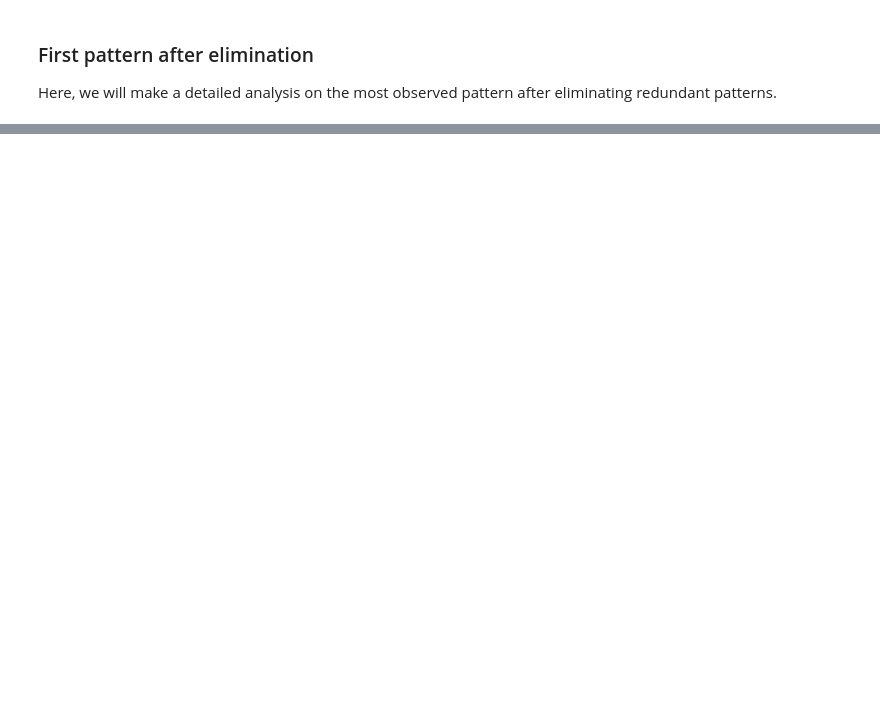
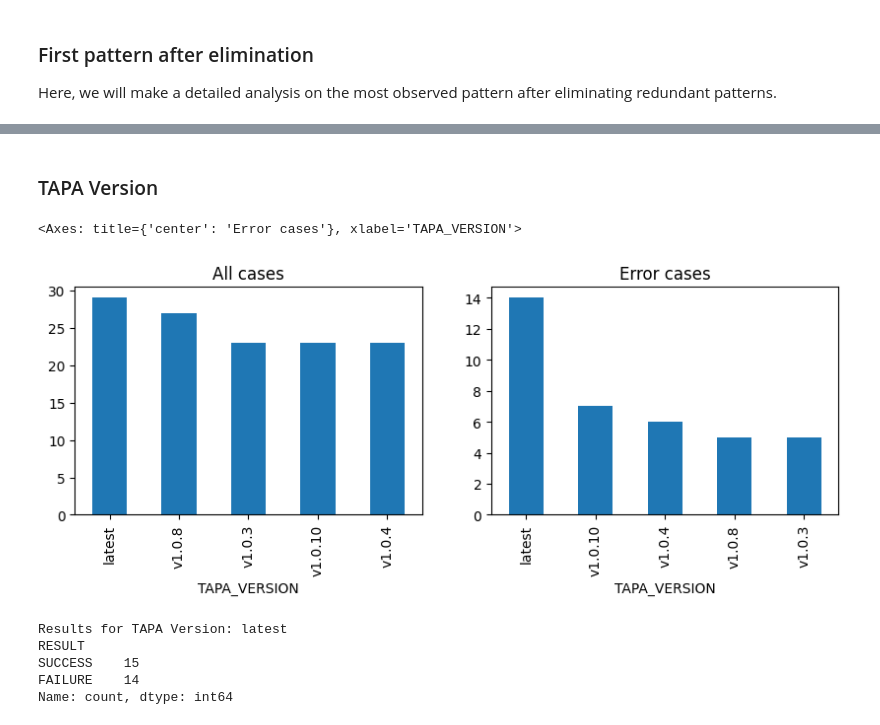
Before and after one commit to atayy123/sequential-pattern-detection, a Jupyter notebook: test-patterns.ipynb, the cells around one changed output, grey strips where cells are left out. Cells and saved outputs as stored; diff of their text form; code cells hidden in the pictures; blank space fills up the shorter version.

```diff
--- a/test-patterns.ipynb
+++ b/test-patterns.ipynb
@@ -155,0 +148,25 @@ Tests that have failed because of this pattern
+# %% [markdown]
+### TAPA Version
+# %%
+plt.figure(figsize=(10,3))
+plt.subplot(1,2,1)
+plt.title("All cases")
+dt.TAPA_VERSION.value_counts().plot(kind='bar')
+
+plt.subplot(1,2,2)
+plt.title("Error cases")
+vals = err_df.TAPA_VERSION.value_counts()
+sel = vals.index[0]
+vals.plot(kind='bar')
+# %% [output]
+<Axes: title={'center': 'Error cases'}, xlabel='TAPA_VERSION'>
+[figure, added]
+# %%
+print("Results for TAPA Version:", sel)
+print(dt[dt.TAPA_VERSION == sel].RESULT.value_counts())
+# %% [output]
+Results for TAPA Version: latest
+RESULT
+SUCCESS    15
+FAILURE    14
+Name: count, dtype: int64
```
Also changed, not shown: parts of 27 cells of this notebook.
